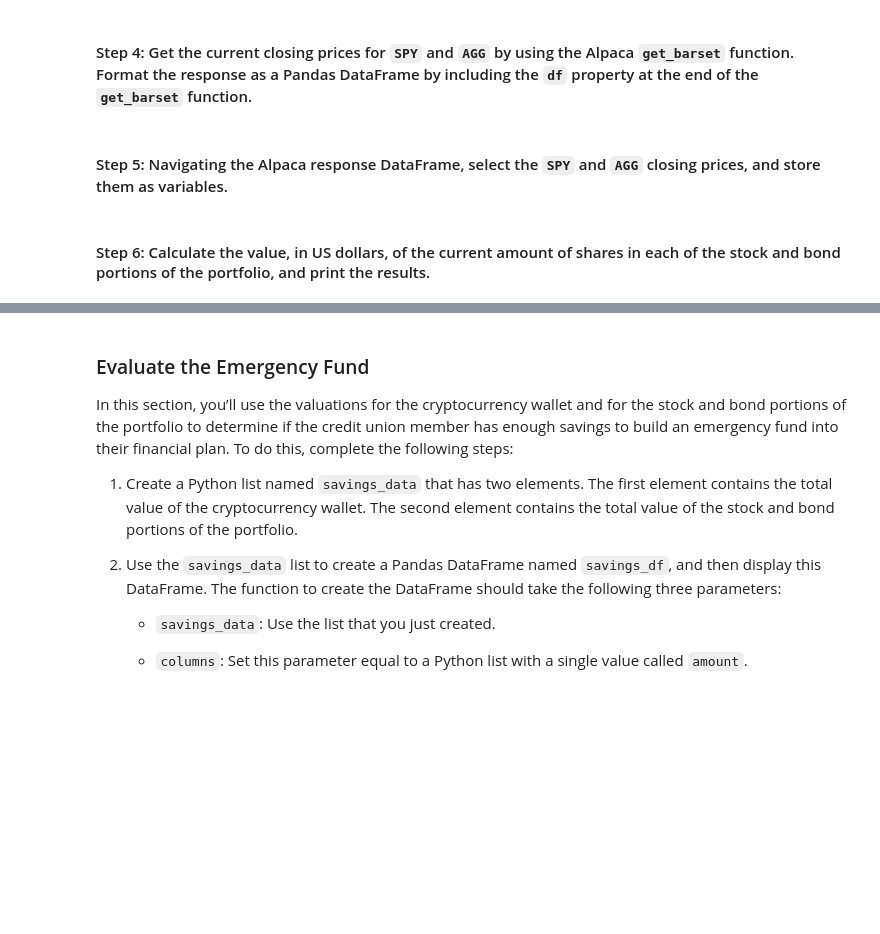
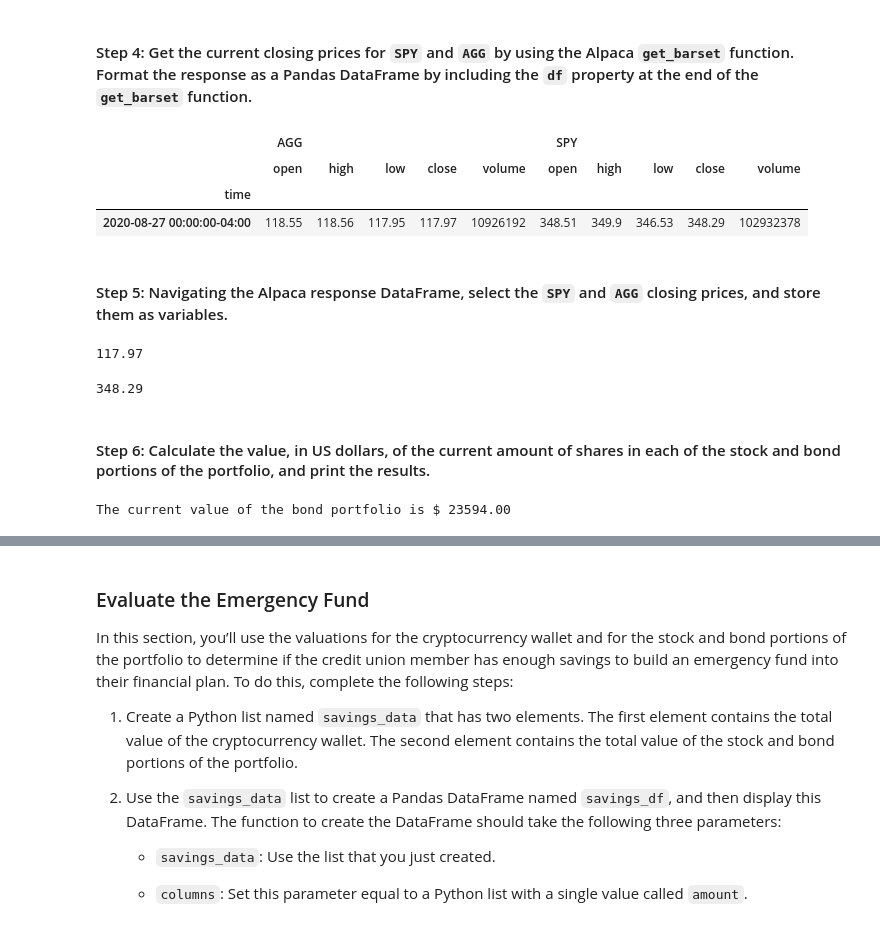
Before and after one commit to AbsurdSophist/Module_5_Challenge, a Jupyter notebook: Starter_Code/financial_planning_tools.ipynb, the cells around one changed output, grey strips where cells are left out. Saved outputs shown, nothing was run; the diff lists cells and outputs as text; code cells hidden in the pictures; blank space fills up the shorter version.

Commit message:
Used alpaca AP to pull data for stock and bond portfolio. Updated total portfolio value based on data pulled

```diff
--- a/Starter_Code/financial_planning_tools.ipynb
+++ b/Starter_Code/financial_planning_tools.ipynb
@@ -187,11 +189,15 @@ agg_shares = 200
 #### Step 2: Set the variables for the Alpaca API and secret keys. Using the Alpaca SDK, create the Alpaca `tradeapi.REST` object. In this object, include the parameters for the Alpaca API key, the secret key, and the version number.
 # %%
 # Set the variables for the Alpaca API and secret keys
-# YOUR CODE HERE
-# YOUR CODE HERE
+alpaca_api_key = os.getenv("ALPACA_API_KEY")
+alpaca_secret_key = os.getenv("ALPACA_SECRET_KEY")
 
 # Create the Alpaca tradeapi.REST object
-# YOUR CODE HERE
+alpaca = tradeapi.REST(
+    alpaca_api_key,
+    alpaca_secret_key,
+    api_version="v2"
+)
 # %% [markdown]
 #### Step 3: Set the following parameters for the Alpaca API call:
 
@@ -202,49 +208,64 @@ agg_shares = 200
 - `start_date` and `end_date`: Use the same date for these parameters, and format them with the date of the previous weekday (or `2020-08-07`). This is because you want the one closing price for the most-recent trading day.
 # %%
 # Set the tickers for both the bond and stock portion of the portfolio
-# YOUR CODE HERE
+tickers = ["SPY", "AGG"]
 
 # Set timeframe to 1D
-# YOUR CODE HERE
+timeframe = "1D"
 
 # Format current date as ISO format
 # Set both the start and end date at the date of your prior weekday
 # This will give you the closing price of the previous trading day
 # Alternatively you can use a start and end date of 2020-08-07
-# YOUR CODE HERE
-# YOUR CODE HERE
+sample_date = pd.Timestamp("2020-08-27", tz="America/New_York").isoformat()
 # %% [markdown]
 #### Step 4: Get the current closing prices for `SPY` and `AGG` by using the Alpaca `get_barset` function. Format the response as a Pandas DataFrame by including the `df` property at the end of the `get_barset` function.
 # %%
 # Use the Alpaca get_barset function to get current closing prices the portfolio
 # Be sure to set the `df` property after the function to format the response object as a DataFrame
-# YOUR CODE HERE
+df_portfolio = alpaca.get_barset(
+    tickers,
+    timeframe,
+    start = sample_date,
+    end = sample_date
+).df
 
 # Review the first 5 rows of the Alpaca DataFrame
-# YOUR CODE HERE
+df_portfolio
+# %% [output]
+|  | AGG |  |  |  |  | SPY |  |  |  |  |
+|  | open | high | low | close | volume | open | high | low | close | volume |
+| time |  |  |  |  |  |  |  |  |  |  |
+| 2020-08-27 00:00:00-04:00 | 118.55 | 118.56 | 117.95 | 117.97 | 10926192 | 348.51 | 349.9 | 346.53 | 348.29 | 102932378 |
 # %% [markdown]
 #### Step 5: Navigating the Alpaca response DataFrame, select the `SPY` and `AGG` closing prices, and store them as variables.
 # %%
 # Access the closing price for AGG from the Alpaca DataFrame
 # Converting the value to a floating point number
-agg_close_price = # YOUR CODE HERE
+agg_close_price = float(df_portfolio['AGG']['close'])
 
 # Print the AGG closing price
-# YOUR CODE HERE
+agg_close_price
+# %% [output]
+117.97
 # %%
 # Access the closing price for SPY from the Alpaca DataFrame
 # Converting the value to a floating point number
-spy_close_price = # YOUR CODE HERE
+spy_close_price = float(df_portfolio['SPY']['close'])
 
 # Print the SPY closing price
-# YOUR CODE HERE
+spy_close_price
+# %% [output]
+348.29
 # %% [markdown]
 #### Step 6: Calculate the value, in US dollars, of the current amount of shares in each of the stock and bond portions of the portfolio, and print the results.
 # %%
 # Calculate the current value of the bond portion of the portfolio
-agg_value = # YOUR CODE HERE
+agg_value = agg_close_price * agg_shares
 
 # Print the current value of the bond portfolio
-# YOUR CODE HERE
+print(f"The current value of the bond portfolio is ${agg_value: .2f}")
+# %% [output]
+The current value of the bond portfolio is $ 23594.00
 # %%
 # Calculate the current value of the stock portion of the portfolio
```
Also changed, not shown: parts of 12 cells of this notebook, 2 other files.
